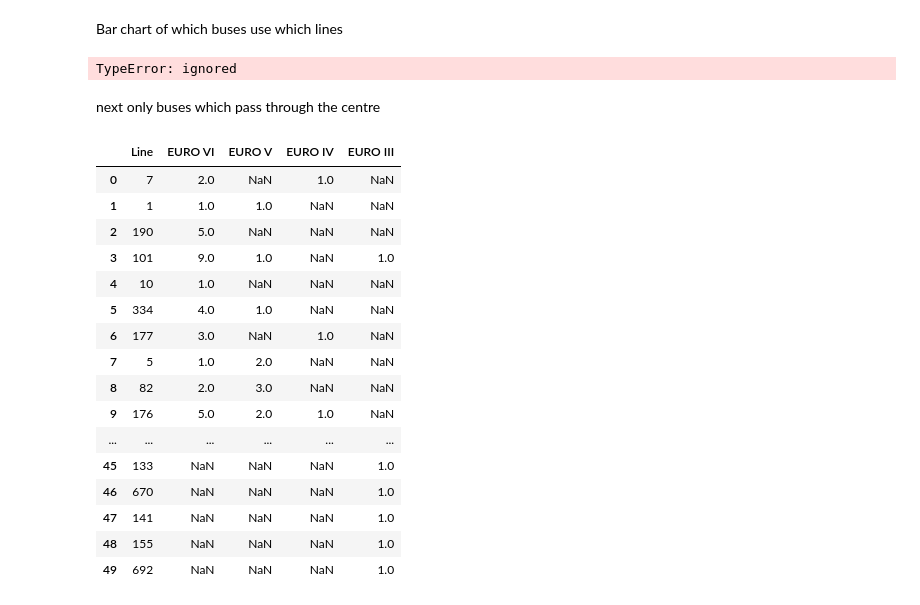
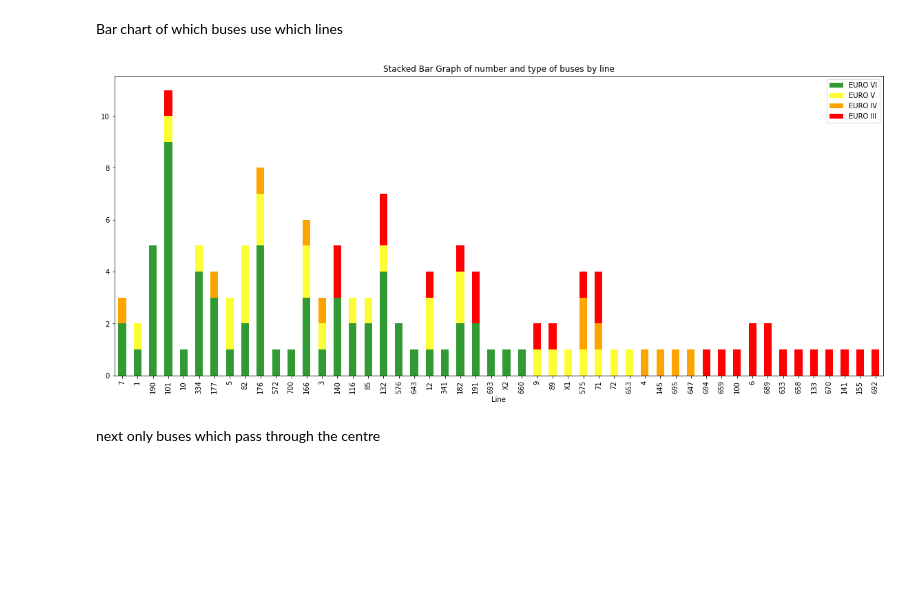
Before and after one commit to JackSandford/ECK, a Jupyter notebook: Self_data_project.ipynb, the cells around one changed output. Cells and saved outputs as stored; diff of their text form; code cells hidden in the pictures; blank space fills up the shorter version.

```diff
--- a/Self_data_project.ipynb
+++ b/Self_data_project.ipynb
@@ -179,39 +181,22 @@ histdict5 = barhist(euro5_buses, 'LineRef')
 histdict6 = barhist(euro6_buses, 'LineRef')
 
 bartable = createbartable()
-# %%
-def showbar():
-
-  # plt.bar(bartable['Line'], bartable['EURO III'], color = 'red')
-  # plt.bar(bartable['Line'], bartable['EURO IV'], color = 'y')
-  # plt.bar(bartable['Line'], bartable['EURO VI'], bottom = bartable['EURO III'], color = 'g')
-  # plt.show()
-  plt.rcParams(figsize=(12,12))
-  bartable.plot(x='Line', kind='bar', stacked=True,
-        title='Stacked Bar Graph of number and type of buses by line')
-  plt.show()
-showbar()
-# %% [output]
-TypeError: ignored
+# %%
+from matplotlib.colors import ListedColormap
+import numpy as np
+def showbar():
+  pink = np.array([248/256, 24/256, 148/256, 1])
+  red = np.array([255/256, 0/256, 0/256, 1])
+  orange = np.array([255/256, 165/256, 0/256, 1])
+  yellow = np.array([254/256, 254/256, 51/256, 1])
+  green = np.array([50/256, 155/256, 50/256, 1])
+  newcolors = [green, yellow , orange, red]
+  newcmp = ListedColormap(newcolors)
+  bartable.plot(x='Line', kind='bar', stacked=True,
+        title='Stacked Bar Graph of number and type of buses by line', figsize=(20,8), colormap = newcmp)
+
+showbar()
+# %% [output]
+[figure, added]
 # %% [markdown]
 next only buses which pass through the centre
-# %%
-display(bartable)
-# %% [output]
-|  | Line | EURO VI | EURO V | EURO IV | EURO III |
-| 0 | 7 | 2.0 | NaN | 1.0 | NaN |
-| 1 | 1 | 1.0 | 1.0 | NaN | NaN |
-| 2 | 190 | 5.0 | NaN | NaN | NaN |
-| 3 | 101 | 9.0 | 1.0 | NaN | 1.0 |
-| 4 | 10 | 1.0 | NaN | NaN | NaN |
-| 5 | 334 | 4.0 | 1.0 | NaN | NaN |
-| 6 | 177 | 3.0 | NaN | 1.0 | NaN |
-| 7 | 5 | 1.0 | 2.0 | NaN | NaN |
-| 8 | 82 | 2.0 | 3.0 | NaN | NaN |
-| 9 | 176 | 5.0 | 2.0 | 1.0 | NaN |
-| ... | ... | ... | ... | ... | ... |
-| 45 | 133 | NaN | NaN | NaN | 1.0 |
-| 46 | 670 | NaN | NaN | NaN | 1.0 |
-| 47 | 141 | NaN | NaN | NaN | 1.0 |
-| 48 | 155 | NaN | NaN | NaN | 1.0 |
-| 49 | 692 | NaN | NaN | NaN | 1.0 |
```
Also changed, not shown: parts of 4 cells of this notebook.
